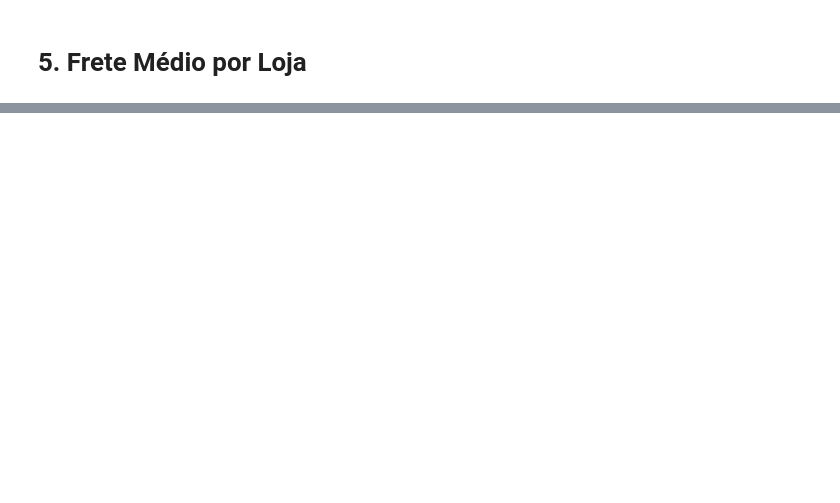
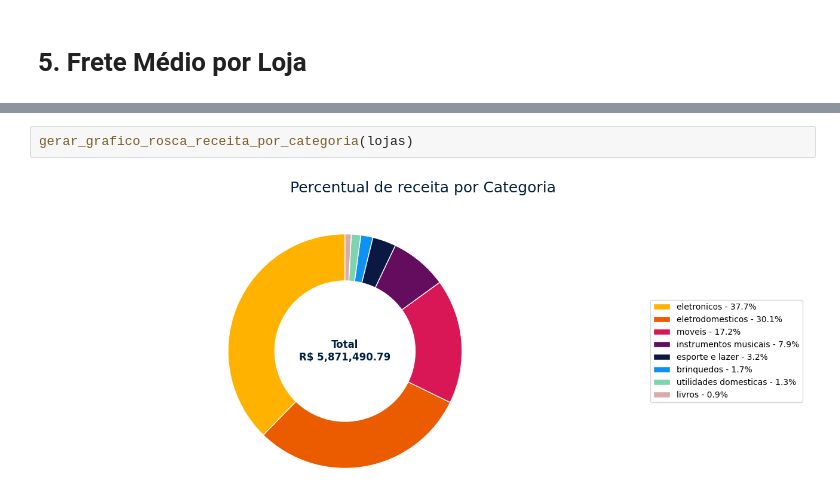
Before and after one commit to AzKatrine/challenge_one_data_science, a Jupyter notebook: AluraStoreBr.ipynb, the cells around one changed output, grey strips where cells are left out. Drawn from its saved outputs; the diff is of its cells as text; blank space fills up the shorter version.

```diff
--- a/AluraStoreBr.ipynb
+++ b/AluraStoreBr.ipynb
@@ -359,0 +565,4 @@ plot_ranking(bottom10_geral, 'Top 10 Produtos Menos Vendidos (Geral)', 'lightcor
+# %%
+gerar_grafico_rosca_receita_por_categoria(lojas)
+# %% [output]
+[figure, added]
```
Also changed, not shown: parts of 39 cells of this notebook.
